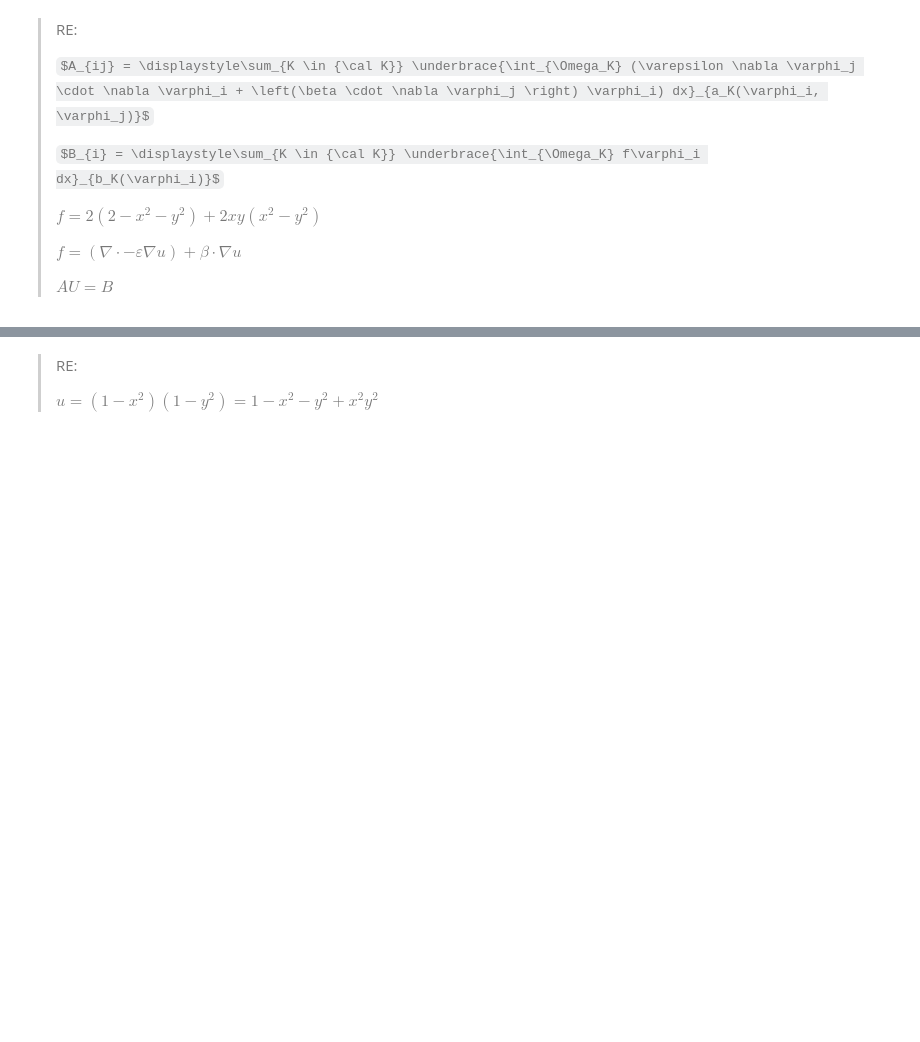
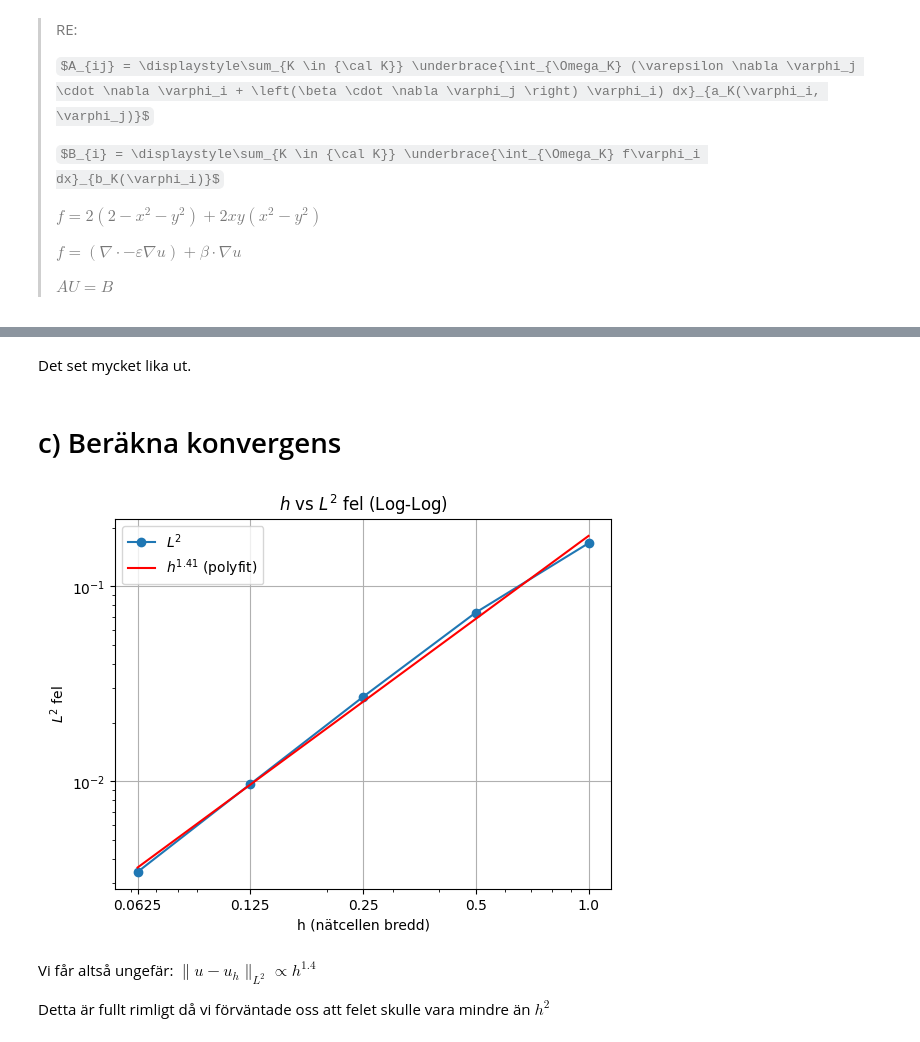
Before and after one commit to wiluxgit/MVE270_2024, a Jupyter notebook: 11z.ipynb, the cells around one changed output, grey strips where cells are left out. Saved outputs shown, nothing was run; the diff lists cells and outputs as text; code cells hidden in the pictures; some formulas as TeX source; blank space fills up the shorter version.

```diff
--- a/11z.ipynb
+++ b/11z.ipynb
@@ -909,4 +930,62 @@ solve.A.shape=(121, 121) solve.B.shape=(121, 1) U.shape=(121,) trigrid.V.shape=(
-# %% [markdown]
-> RE:
->
-> $u = (1-x^2)(1-y^2) = 1-x^2-y^2+x^2y^2$
+# %% [markdown]
+Det set mycket lika ut.
+# %% [markdown]
+# c) Beräkna konvergens
+# %%
+def true_func(trigrid: TriangulatedGrid) -> ndarray[floating]:
+    return (1-np.pow(trigrid.xs, 2)) * (1-np.pow(trigrid.ys, 2))
+
+def approx_func(trigrid: TriangulatedGrid) -> ndarray[floating]:
+    solve = StiffnessMatrixSolve2d(
+        trigrid=trigrid,
+        lhs=advdiff_a_integrand,
+        rhs=advdiff_b_integrand,
+        dirilecht=advdiff_dirilecht,
+    )
+    return scipy.sparse.linalg.spsolve(solve.A, solve.B)
+
+def L2_norm_error(true_vals: ndarray, approx_vals: ndarray, h: float):
+    # istället för att integrera aproximerar vi geonm att summera felen
+    # för varje nod i nätet
+    error = (true_vals - approx_vals)**2
+    return np.sqrt(np.sum(error) * h)
+
+def plot_convergence():
+    rx_s: list[float] = [2**i for i in range(1,6)]
+
+    h_values: list[float] = []
+    errors: list[float] = []
+
+    for gridsize in rx_s:
+        # h = (ytans bredd / antalet celler på en rad)
+        h: float = (2.0 / (gridsize))
+
+        trigrid = TriangulatedGrid(nx=gridsize, ny=gridsize, xmin=-1, xmax=1, ymin=-1, ymax=1)
+
+        true_f = true_func(trigrid)
+        approx_f = approx_func(trigrid)
+
+        errors.append(L2_norm_error(true_f, approx_f, h))
+        h_values.append(h)
+
+    plt.loglog(h_values, errors, marker='o', label="$L^2$")
+    plt.xlabel("h (nätcellen bredd)")
+    plt.ylabel("$L^2$ fel")
+    plt.title("$h$ vs $L^2$ fel (Log-Log)")
+    plt.grid(True)
+
+    slope, intercept = np.polyfit(np.log(h_values), np.log(errors), 1)
+    fit_values = np.exp(intercept) * np.asarray(h_values)**slope
+    plt.loglog(h_values, fit_values, label="$h^{"+f"{slope:.3}"+"}$ (polyfit)", linestyle='-', color='red')
+
+    plt.xticks(h_values, labels=[f"{h:.3}" for h in h_values])
+    plt.legend()
+
+plot_convergence()
+# %% [output]
+[figure, added]
+# %% [markdown]
+Vi får altså ungefär:
+$\lVert u-u_h \rVert_{L^2} \propto h^{1.4}$
+
+Detta är fullt rimligt då vi förväntade oss att felet skulle vara mindre än $h^2$
```
Also changed, not shown: parts of 12 cells of this notebook.
